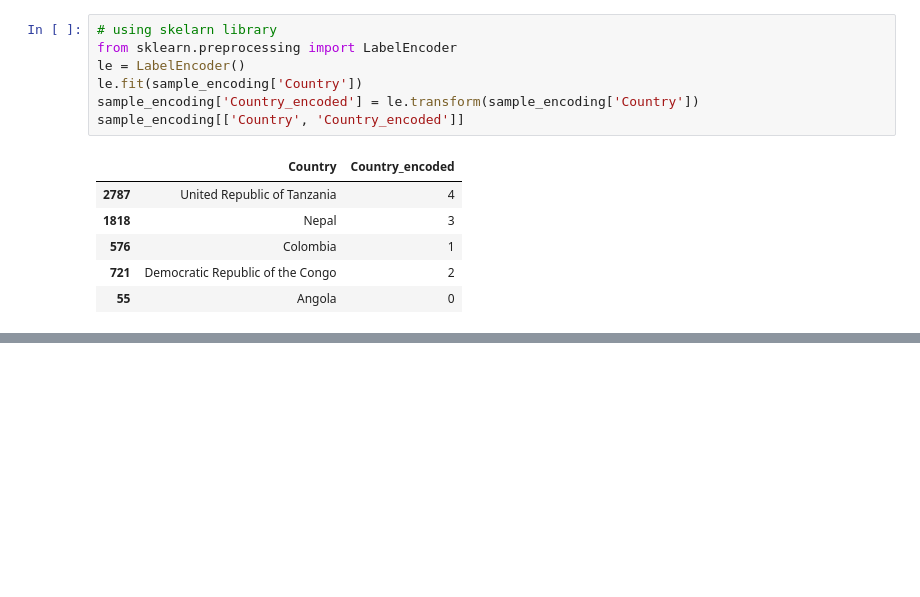
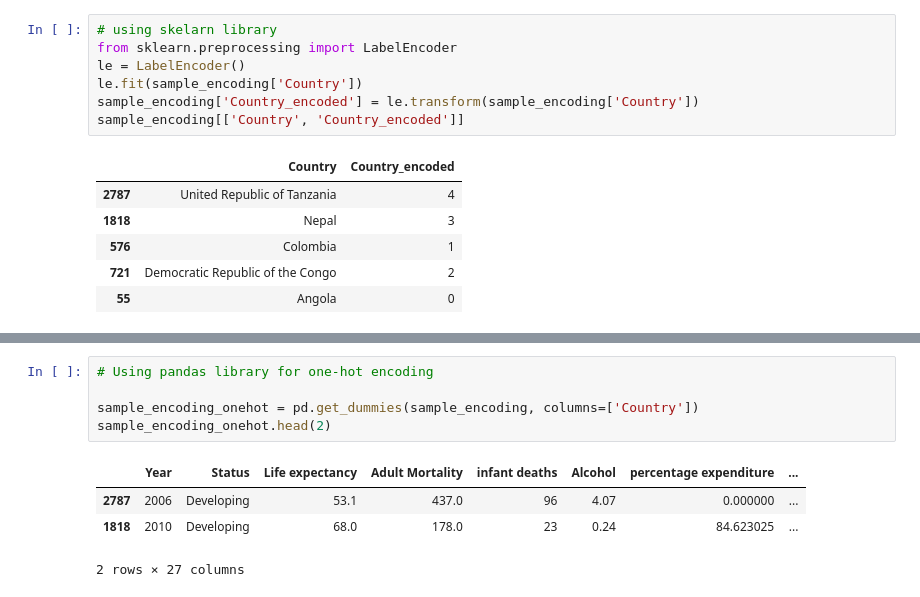
Before and after one commit to cruvss/Data-Preprocessing-For-Machine-Learning, a Jupyter notebook: 4.Data_Transformation/dtrans.ipynb, the cells around one changed output, grey strips where cells are left out. Cells and saved outputs as stored; diff of their text form; blank space fills up the shorter version.

Commit message:
complete onehot encoding

```diff
--- a/4.Data_Transformation/dtrans.ipynb
+++ b/4.Data_Transformation/dtrans.ipynb
@@ -289,0 +301,10 @@ sample_encoding[['Country', 'Country_encoded']]
+# %%
+# Using pandas library for one-hot encoding
+
+sample_encoding_onehot = pd.get_dummies(sample_encoding, columns=['Country'])
+sample_encoding_onehot.head(2)
+# %% [output]
+|  | Year | Status | Life expectancy | Adult Mortality | infant deaths | Alcohol | percentage expenditure | ... |
+| 2787 | 2006 | Developing | 53.1 | 437.0 | 96 | 4.07 | 0.000000 | ... |
+| 1818 | 2010 | Developing | 68.0 | 178.0 | 23 | 0.24 | 84.623025 | ... |
+2 rows × 27 columns
```
Also changed, not shown: parts of 2 cells of this notebook.
